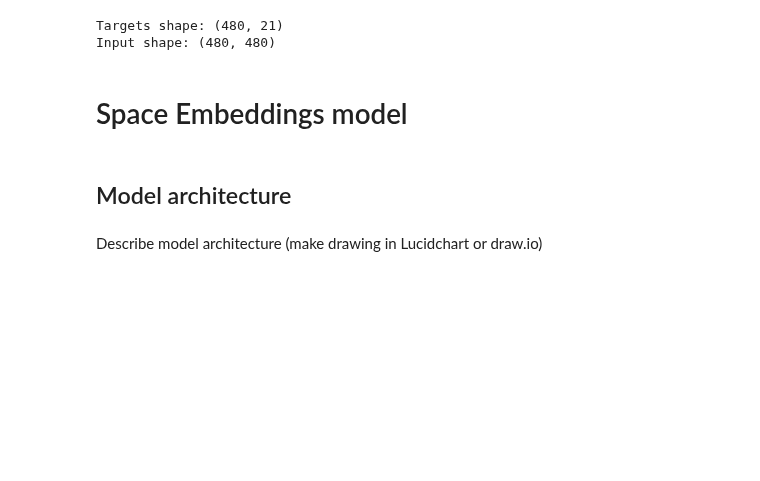
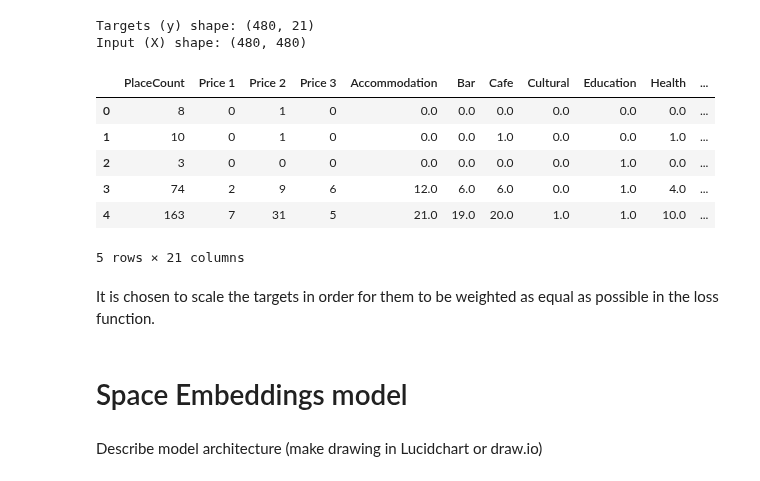
Before and after one commit to jesperhauch/GoogleLocalReviews, a Jupyter notebook: SpaceEmbeddings.ipynb, the cells around one changed output. Saved outputs shown, nothing was run; the diff lists cells and outputs as text; code cells hidden in the pictures; blank space fills up the shorter version.

Commit message:
Comments in Space embeddings

```diff
--- a/SpaceEmbeddings.ipynb
+++ b/SpaceEmbeddings.ipynb
@@ -21,10 +14,22 @@ df.head()
 # %%
+# Load space embeddings data and prepare X and y matrices
+df = pd.read_csv("data/space_embedding_data.csv", index_col=[0])
 y = df[[i for i in df.columns if "_rating" not in i]].drop(["Grid"], axis=1)
 X = pd.get_dummies(df.Grid).values
 
-print("Targets shape:", y.shape)
-print("Input shape:", X.shape)
+print("Targets (y) shape:", y.shape)
+print("Input (X) shape:", X.shape)
+y.head()
 # %% [output]
-Targets shape: (480, 21)
-Input shape: (480, 480)
+Targets (y) shape: (480, 21)
+Input (X) shape: (480, 480)
+|  | PlaceCount | Price 1 | Price 2 | Price 3 | Accommodation | Bar | Cafe | Cultural | Education | Health | ... |
+| 0 | 8 | 0 | 1 | 0 | 0.0 | 0.0 | 0.0 | 0.0 | 0.0 | 0.0 | ... |
+| 1 | 10 | 0 | 1 | 0 | 0.0 | 0.0 | 1.0 | 0.0 | 0.0 | 1.0 | ... |
+| 2 | 3 | 0 | 0 | 0 | 0.0 | 0.0 | 0.0 | 0.0 | 1.0 | 0.0 | ... |
+| 3 | 74 | 2 | 9 | 6 | 12.0 | 6.0 | 6.0 | 0.0 | 1.0 | 4.0 | ... |
+| 4 | 163 | 7 | 31 | 5 | 21.0 | 19.0 | 20.0 | 1.0 | 1.0 | 10.0 | ... |
+5 rows × 21 columns
+# %% [markdown]
+It is chosen to scale the targets in order for them to be weighted as equal as possible in the loss function.
 # %%
@@ -34,7 +39,5 @@ sc = StandardScaler()
 y_tf = sc.fit_transform(y)
 # %% [markdown]
 # Space Embeddings model
-# %% [markdown]
-## Model architecture
 # %% [markdown]
 Describe model architecture (make drawing in Lucidchart or draw.io)
```
Also changed, not shown: parts of 4 cells of this notebook, 2 other files.
